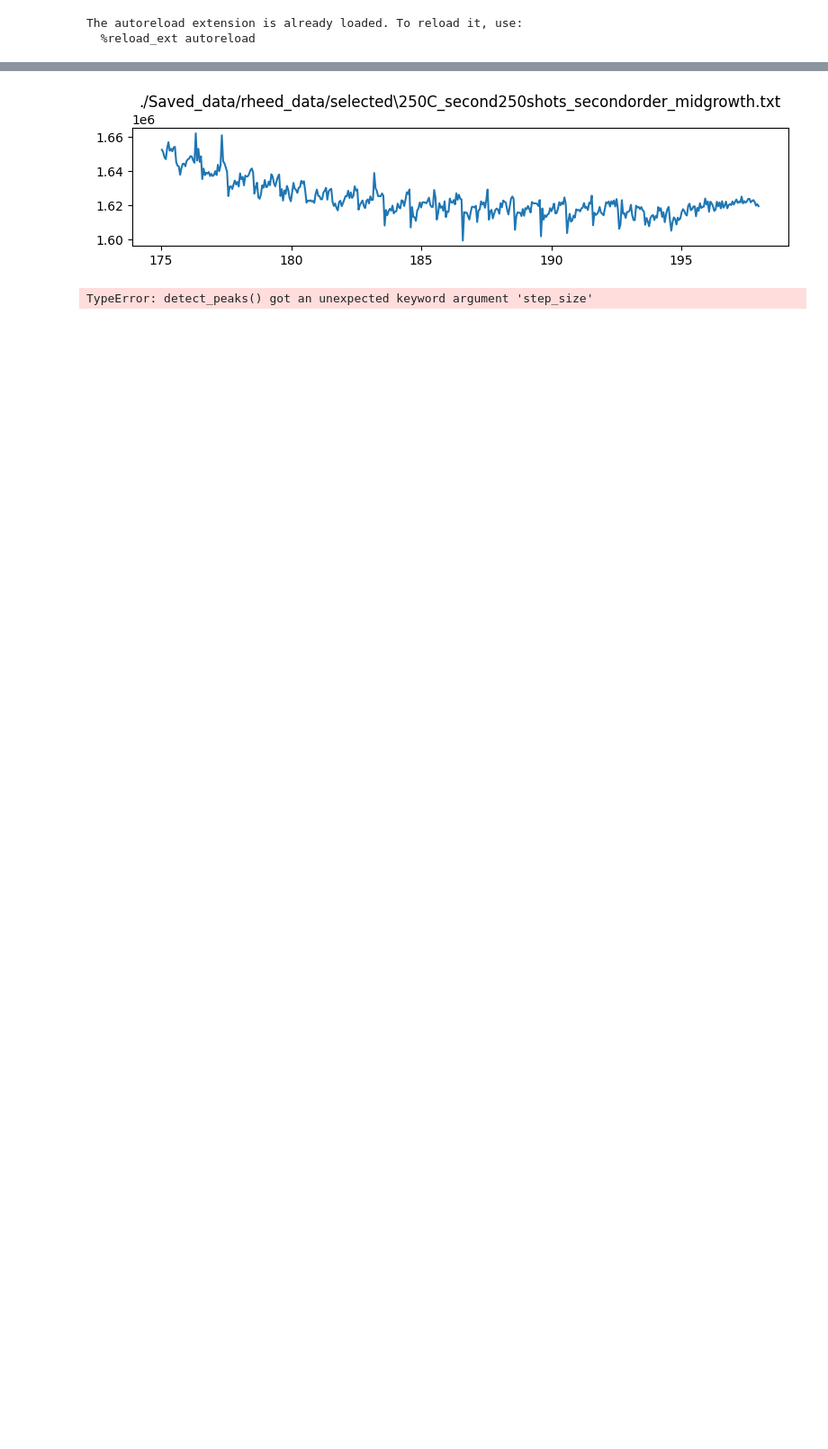
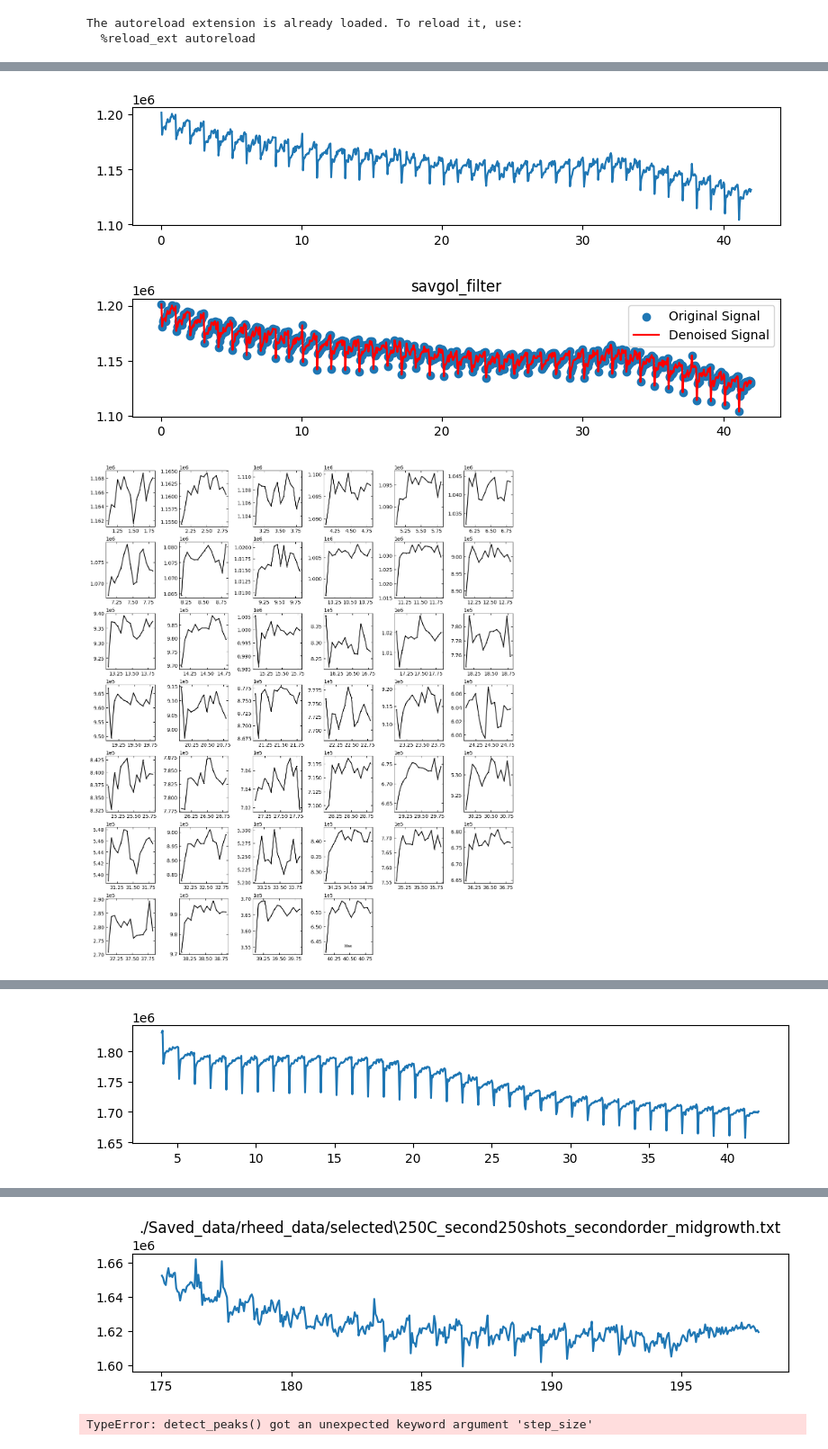
Before and after one commit to yig319/m3_learning, a Jupyter notebook: m3_learning/papers/2023_RHEED_PLD_umich/J14_new_fit_method_v2_09122023.ipynb, the cells around one changed output, grey strips where cells are left out. Shown at 90% size. Saved outputs shown, nothing was run; the diff lists cells and outputs as text; code cells hidden in the pictures; blank space fills up the shorter version.

```diff
--- a/m3_learning/papers/2023_RHEED_PLD_umich/J14_new_fit_method_v2_09122023.ipynb
+++ b/m3_learning/papers/2023_RHEED_PLD_umich/J14_new_fit_method_v2_09122023.ipynb
@@ -70,0 +131,32 @@ The autoreload extension is already loaded. To reload it, use:
+# %%
+expo_time = 50
+camera_freq = 1000/expo_time
+laser_freq = 1
+
+denoise_params = {'savgol_window_order': (3, 2), 'pca_component': None, 'fft_cutoff_order':None, 'median_kernel_size':None}
+curve_params = {'trim_first':0, 'tune_tail':False, 'convolve_step':5, 'prominence':10, 'mode':'valid', 'linear_ratio':0.8}
+normalize_params = {'I_diff': None, 'unify':False, 'bounds':[0.2, 20], 'p_init':(15, 5), 'n_std':3}
+viz_params = {'viz_denoise': True, 'viz_curves': True, 'viz_fittings': True, 'viz_ab': False}
+
+
+# fit_settings = {'step_size':3, 'prominence':10, 'mode':'valid', 'length':None, 'savgol_window_order': (5, 3), 'pca_component': 3, 'I_diff': None,
+#                 'unify':False, 'bounds':[0.001, 1], 'p_init':[0.5, 0.4, 0.1], 'n_std':3, 'trim_first':0, 'tune_tail':False}
+
+
+ranges_list = [(0, 42), (4, 42), (0, 40), (3, 42), (0, 42), (2, 42)]
+files = glob.glob('./Saved_data/rheed_data/selected/*.txt')
+
+for file, ranges in zip(files, ranges_list):
+    data = np.loadtxt(file)
+    data = select_range(data, *ranges)
+
+    plt.subplots(1, 1, figsize=(8,2))
+    plt.plot(data[:,0], data[:,1])
+    plt.tight_layout()
+    plt.show()
+
+    b_list, tau_list, ys_log_fit, ys_fit, ys_log, labels_log, labels = analyze_rheed_data_txt(data, camera_freq, laser_freq, denoise_params, curve_params, normalize_params, viz_params)
+# %% [output]
+[figure, added]
+[figure, added]
+[figure, added]
@@ -70,0 +165 @@ The autoreload extension is already loaded. To reload it, use:
+[figure, added]
```
Also changed, not shown: parts of 3 cells of this notebook, 4 other files.
